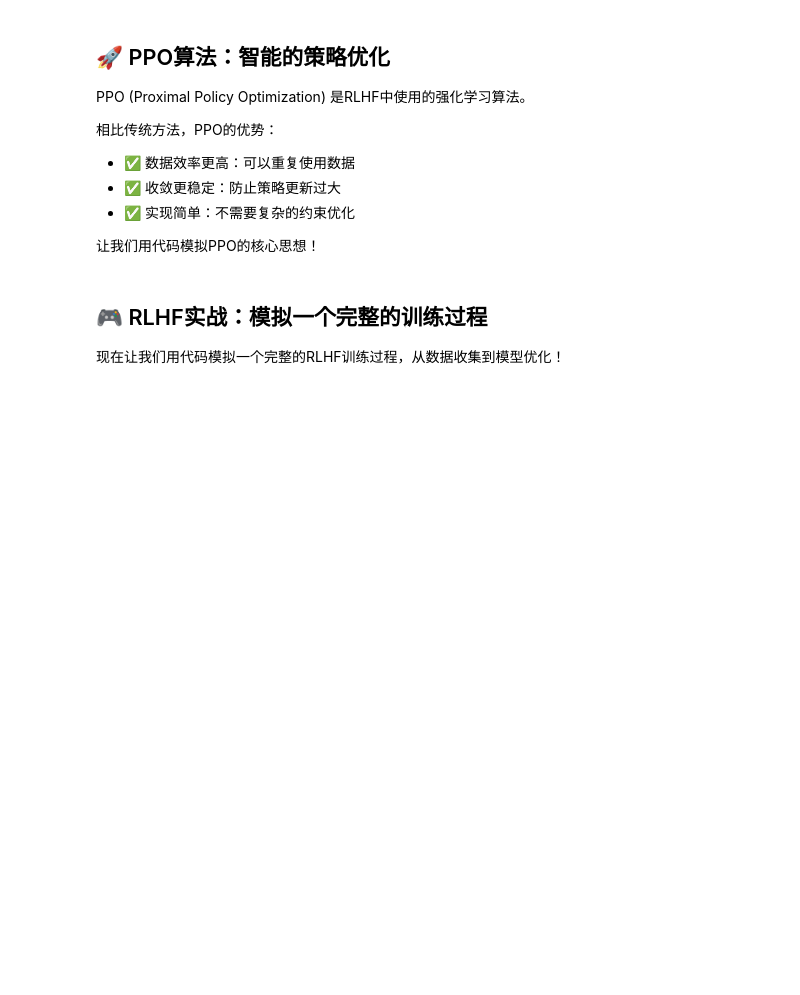
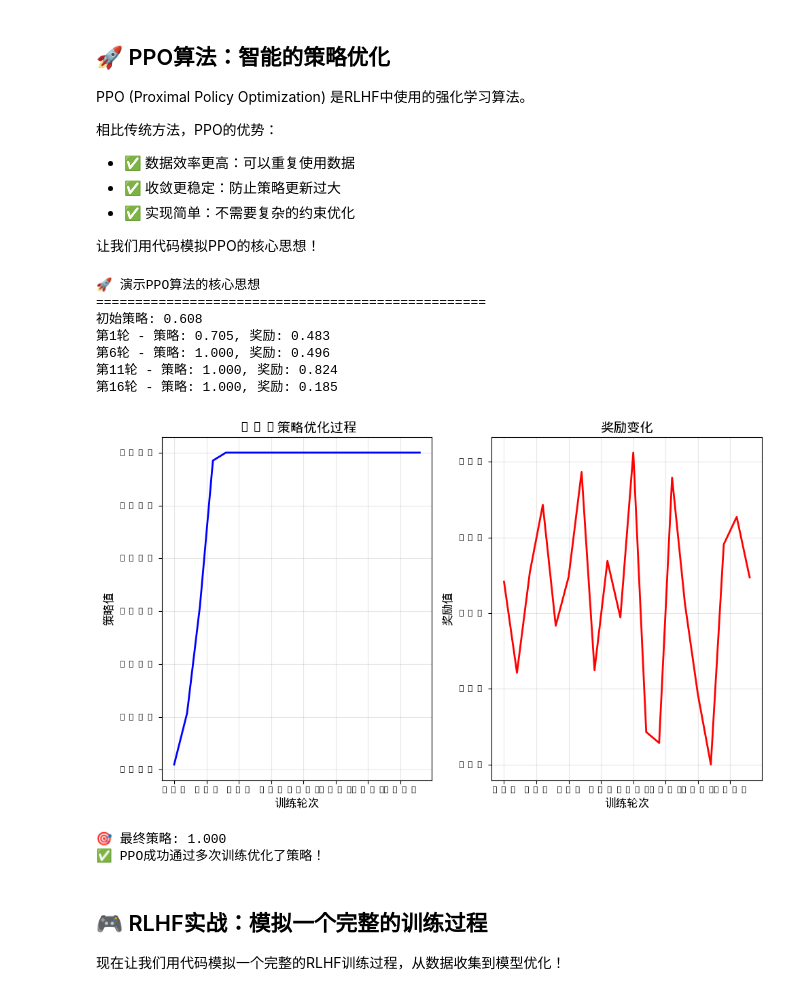
Before and after one commit to Gujiaweiguo/ai-learning-notes, a Jupyter notebook: 第3周/第3周-Day3-RLHF人类反馈强化学习详解.ipynb, the cells around one changed output. Saved outputs shown, nothing was run; the diff lists cells and outputs as text; code cells hidden in the pictures; blank space fills up the shorter version.

```diff
--- a/第3周/第3周-Day3-RLHF人类反馈强化学习详解.ipynb
+++ b/第3周/第3周-Day3-RLHF人类反馈强化学习详解.ipynb
@@ -186,7 +218,7 @@ PPO (Proximal Policy Optimization) 是RLHF中使用的强化学习算法。
 class SimplePPO:
     def __init__(self, learning_rate=0.1):
         self.learning_rate = learning_rate
-        self.policy = np.random.random()  # 随机初始策略
+        self.policy = float(np.random.random())  # 随机初始策略，确保是标量
         self.policy_history = []
 
     def get_action(self, state):
@@ -197,21 +229,25 @@ class SimplePPO:
 
     def update_policy(self, rewards, old_probs):
         """更新策略"""
+        # 将数组转为标量
+        reward_scalar = float(np.mean(rewards))
+        old_prob_scalar = float(np.mean(old_probs))
+
         # 计算重要性采样比
-        ratio = self.get_action(None) / old_probs
+        ratio = self.get_action(None) / old_prob_scalar
 
         # PPO的核心：剪切策略更新
         clipped_ratio = np.clip(ratio, 0.8, 1.2)  # 剪切范围
 
         # 计算损失函数
         loss = -np.mean(np.minimum(
-            ratio * rewards,
-            clipped_ratio * rewards
+            ratio * reward_scalar,
+            clipped_ratio * reward_scalar
         ))
 
-        # 更新策略
-        self.policy += self.learning_rate * (rewards - loss)
-        self.policy = np.clip(self.policy, 0, 1)  # 限制在[0,1]范围内
+        # 更新策略（使用标量）
+        self.policy += self.learning_rate * (reward_scalar - loss)
+        self.policy = float(np.clip(self.policy, 0, 1))  # 限制在[0,1]范围内
 
         self.policy_history.append(self.policy)
 
@@ -239,33 +275,44 @@ def demonstrate_ppo():
         # 更新策略
         ppo.update_policy(np.array([reward]), np.array([old_prob]))
         rewards.append(reward)
 
         if episode % 5 == 0:
             print(f"第{episode+1}轮 - 策略: {ppo.policy:.3f}, 奖励: {reward:.3f}")
 
     # 绘制策略变化
     plt.figure(figsize=(10, 6))
     plt.subplot(1, 2, 1)
     plt.plot(ppo.policy_history, 'b-', linewidth=2)
     plt.title('PPO策略优化过程', fontsize=14, fontweight='bold')
     plt.xlabel('训练轮次', fontsize=12)
     plt.ylabel('策略值', fontsize=12)
     plt.grid(True, alpha=0.3)
 
     plt.subplot(1, 2, 2)
     plt.plot(rewards, 'r-', linewidth=2)
     plt.title('奖励变化', fontsize=14, fontweight='bold')
     plt.xlabel('训练轮次', fontsize=12)
     plt.ylabel('奖励值', fontsize=12)
     plt.grid(True, alpha=0.3)
 
     plt.tight_layout()
     plt.show()
 
     print(f"\n🎯 最终策略: {ppo.policy:.3f}")
     print(f"✅ PPO成功通过多次训练优化了策略！")
 
 demonstrate_ppo()
+# %% [output]
+🚀 演示PPO算法的核心思想
+==================================================
+初始策略: 0.608
+第1轮 - 策略: 0.705, 奖励: 0.483
+第6轮 - 策略: 1.000, 奖励: 0.496
+第11轮 - 策略: 1.000, 奖励: 0.824
+第16轮 - 策略: 1.000, 奖励: 0.185
+[figure, added]
+🎯 最终策略: 1.000
+✅ PPO成功通过多次训练优化了策略！
 # %% [markdown]
 ## 🎮 RLHF实战：模拟一个完整的训练过程
 
```
Also changed, not shown: parts of 7 cells of this notebook, 1 other file.
